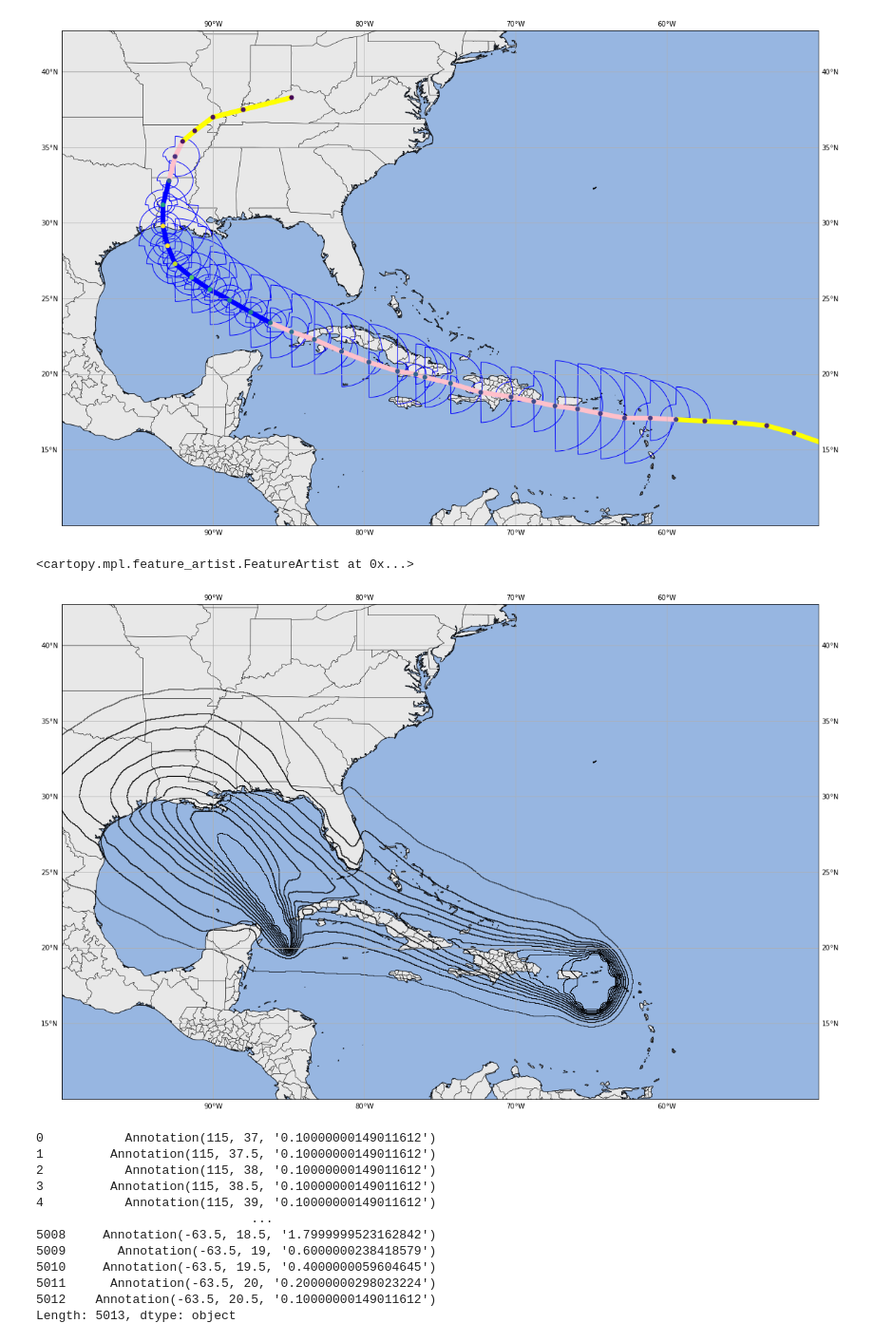
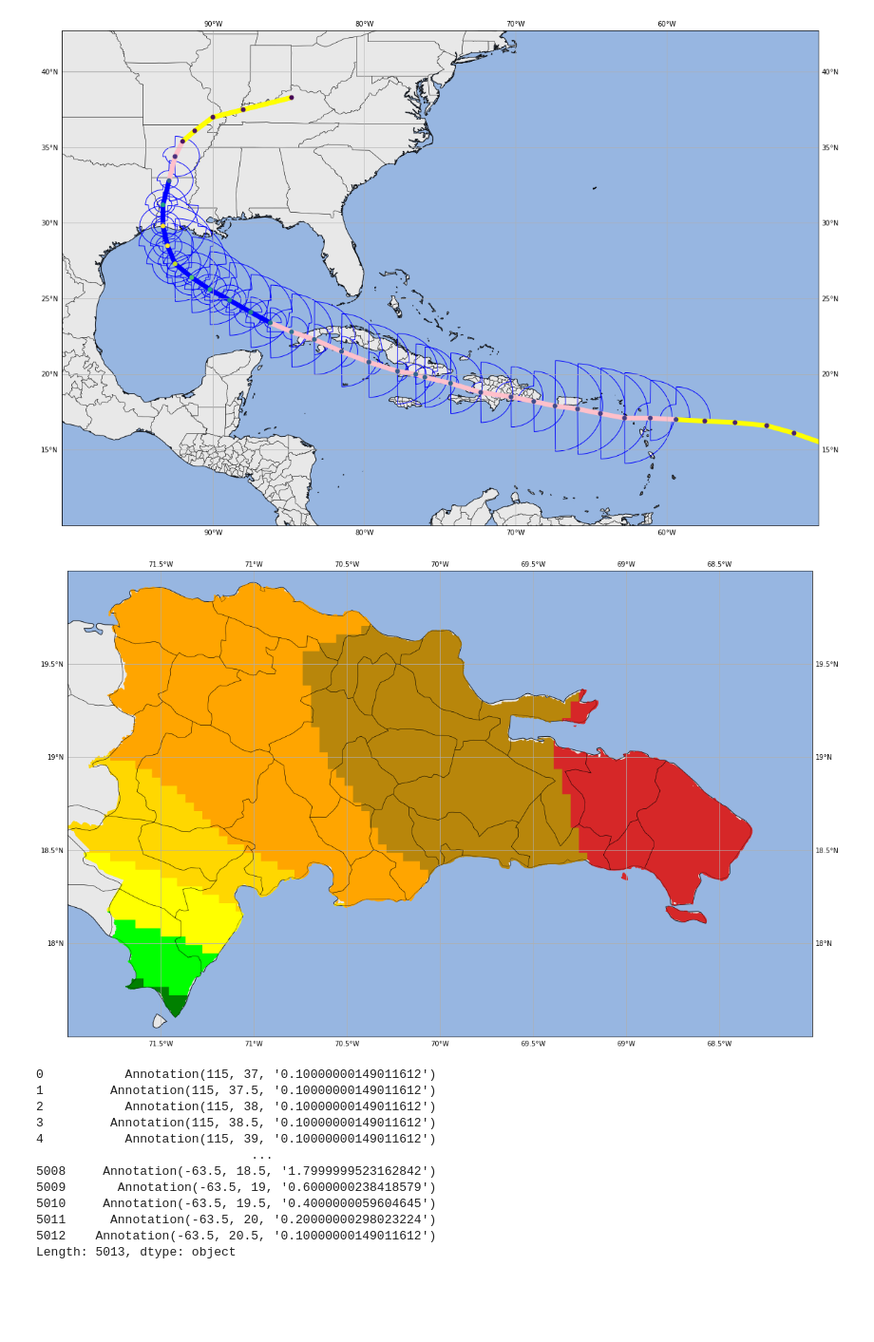
Before and after one commit to jmedinah09/UnidataProjects, a Jupyter notebook: tropical_cyclone_plot_project/Tropical_Cyclone_Plot_Project.ipynb, the cells around one changed output. Shown at 95% size. Drawn from its saved outputs; the diff is of its cells as text; code cells hidden in the pictures; blank space fills up the shorter version.

```diff
--- a/tropical_cyclone_plot_project/Tropical_Cyclone_Plot_Project.ipynb
+++ b/tropical_cyclone_plot_project/Tropical_Cyclone_Plot_Project.ipynb
@@ -481,40 +481,59 @@ for btl_type in btl_colors.keys():
 # %%
 fig = plt.figure(figsize=(20, 20))
 ax  = plt.subplot(1, 1, 1, projection = map_crs)
 
+wsp_34_gdf = geopandas.read_file('laura_shape_files/2020082212_wsp_120hr/2020082212_wsp34knt120hr_5km.shp')
+
 ax.set_extent([-100, -50, 10, 40])
+ax.set_extent([-72, -68, 17.5, 20])
+
 ax.add_feature(cfeat.OCEAN.with_scale('10m'))
 
 grid_lines = ax.gridlines(draw_labels=True)
 grid_lines.xformatter = LONGITUDE_FORMATTER
 grid_lines.yformatter = LATITUDE_FORMATTER
 
 # ax.add_geometries(ocean_gdf['geometry'], crs=data_crs, facecolor='lightblue',
 #                  edgecolor='none')
 ax.add_geometries(land_gdf['geometry'], crs=data_crs, facecolor='lightgray',
                  edgecolor='none', alpha = 0.5, zorder = -1)
 ax.add_geometries(states_provinces_gdf['geometry'], crs=data_crs, facecolor='none',
                  edgecolor='black', linewidth=0.5, alpha=0.7, zorder = 10)
 ax.add_geometries(coastline_gdf['geometry'], crs=data_crs, facecolor='none',
                  edgecolor='black', linewidth=1, alpha=0.7)
 
 
-ax.add_geometries(wsp_34_gdf['geometry'], crs=data_crs, facecolor='none',
-                 edgecolor='black', alpha=0.8)
+# ax.add_geometries(wsp_34_gdf['geometry'], crs=data_crs, facecolor='none',
+#                  edgecolor='black', alpha=0.8)
 
 
-# wsp_colors = {'<5%'   : 'none',   '5-10%' : 'darkgreen','10-20%': 'green', '20-30%' : 'lime',
-#               '30-40%': 'yellow', '40-50%': 'gold',     '50-60%': 'orange','60-70%' : 'darkgoldenrod',
-#               '70-80%': 'tab:red','80-90%': 'brown',    '>90%'  : 'purple'}
+wsp_colors = {'<5%'   : 'none',   '5-10%' : 'darkgreen','10-20%': 'green', '20-30%' : 'lime',
+              '30-40%': 'yellow', '40-50%': 'gold',     '50-60%': 'orange','60-70%' : 'darkgoldenrod',
+              '70-80%': 'tab:red','80-90%': 'brown',    '>90%'  : 'purple'}
 
 # for wsp_type in wsp_colors.keys():
 #     wsp_subset = wsp_34_gdf[wsp_34_gdf['PERCENTAGE']== wsp_type]
 #     ax.add_geometries(wsp_subset['geometry'], facecolor=wsp_colors[wsp_type],
 #                      edgecolor=wsp_colors[wsp_type], crs=data_crs,
 #                      linewidth=1, alpha = 1)
+
+
+wsp_34_smoothed_gdf = wsp_34_gdf['geometry'].simplify(0, preserve_topology=True)
+wsp_34_gdf['geometry'] = wsp_34_smoothed_gdf
+
+wsp_34_gdf = geopandas.clip(wsp_34_gdf, PROVINCIAS_gdf.to_crs(4035))
+
+# ax.add_geometries(wsp_34_smoothed_gdf, facecolor='none',
+#                      edgecolor='black', crs=data_crs,
+#                      linewidth=1)
+
+for wsp_type in wsp_colors.keys():
+    wsp_subset = wsp_34_gdf[wsp_34_gdf['PERCENTAGE']== wsp_type]
+    _ = ax.add_geometries(wsp_subset['geometry'], facecolor=wsp_colors[wsp_type],
+                     edgecolor=wsp_colors[wsp_type], crs=data_crs,
+                     linewidth=1, alpha = 1)
 # %% [output]
-<cartopy.mpl.feature_artist.FeatureArtist at 0x...>
-[figure, old version]
+[figure, new version]
 # %%
 fig = plt.figure(figsize=(20, 20))
 ax  = plt.subplot(1, 1, 1, projection = map_crs)
```
Also changed, not shown: parts of 11 cells of this notebook, 21 other files.
